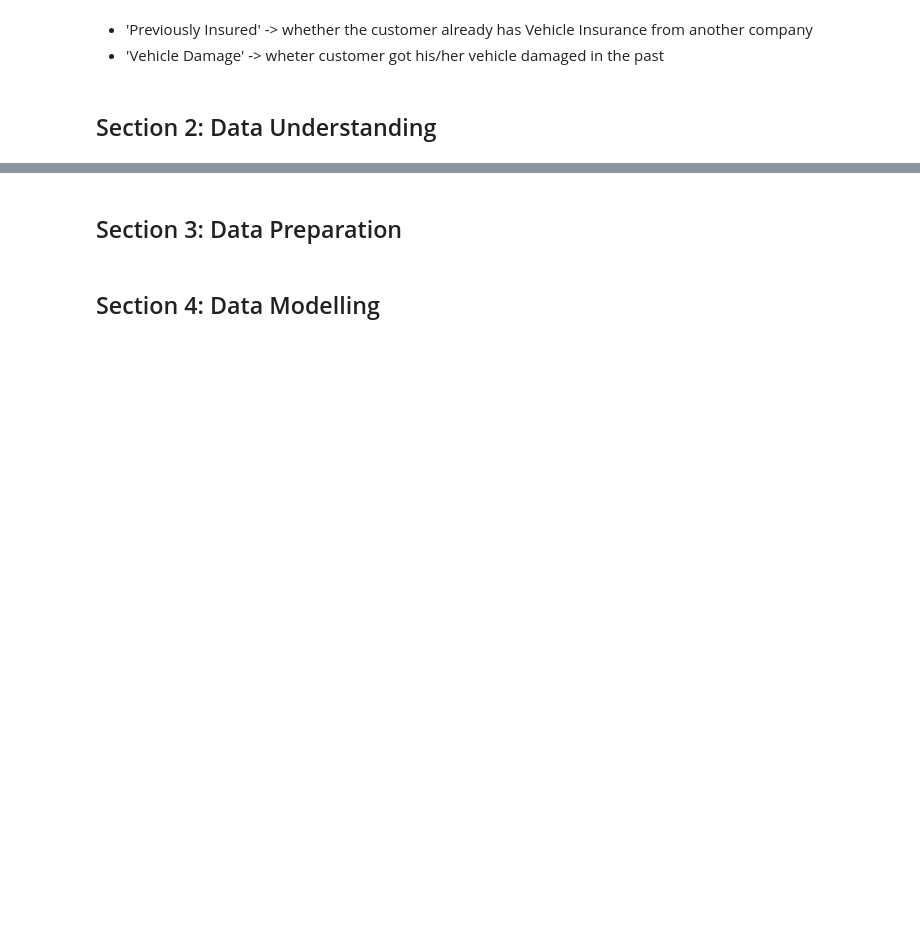
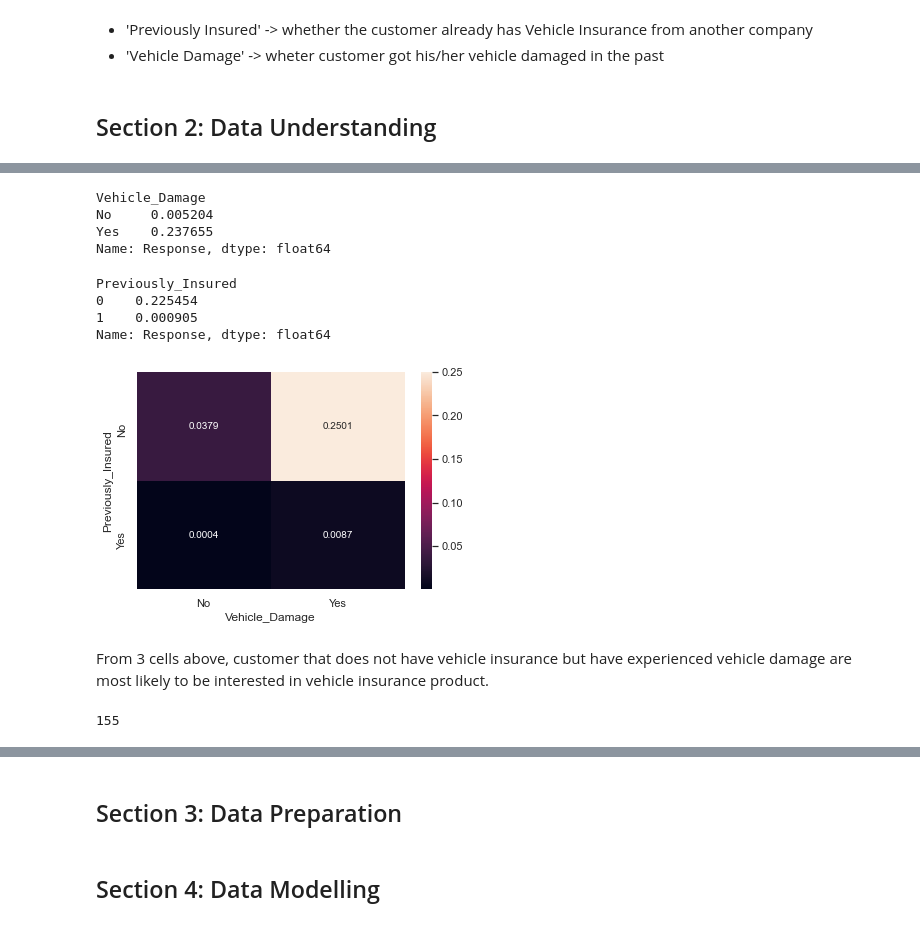
Before and after one commit to hk0111/health_insurance_cross_sell, a Jupyter notebook: Health_Insurance_Cross_Sell_Prediction.ipynb, the cells around one changed output, grey strips where cells are left out. Drawn from its saved outputs; the diff is of its cells as text; code cells hidden in the pictures; blank space fills up the shorter version.

```diff
--- a/Health_Insurance_Cross_Sell_Prediction.ipynb
+++ b/Health_Insurance_Cross_Sell_Prediction.ipynb
@@ -30,0 +225,31 @@ An insurance company that has provided Health Insurance Products to its customer
+# %%
+# Calculate the proportion of customer interested grouped by Vehicle_Damage
+df.groupby('Vehicle_Damage')['Response'].mean()
+# %% [output]
+Vehicle_Damage
+No     0.005204
+Yes    0.237655
+Name: Response, dtype: float64
+# %%
+# Calculate the proportion of customer interested grouped by Previously_Insured
+df.groupby('Previously_Insured')['Response'].mean()
+# %% [output]
+Previously_Insured
+0    0.225454
+1    0.000905
+Name: Response, dtype: float64
+# %%
+# Create Pivot table with Previously_Insured and Vehicle_Damage as grouping variables
+insured__vehicle_damage = df.pivot_table('Response',
+                                         index='Previously_Insured',
+                                         columns='Vehicle_Damage')
+insured__vehicle_damage.rename(index={0: 'No', 1: 'Yes'}, inplace=True)
+sns.heatmap(insured__vehicle_damage, annot=True, fmt='.4f');
+# %% [output]
+[figure, added]
+# %% [markdown]
+From 3 cells above, customer that does not have vehicle insurance but have experienced vehicle damage are most likely to be interested in vehicle insurance product.
+# %%
+df['Policy_Sales_Channel'].nunique()  # Count unique values in the column
+# %% [output]
+155
```
Also changed, not shown: parts of 44 cells of this notebook.
